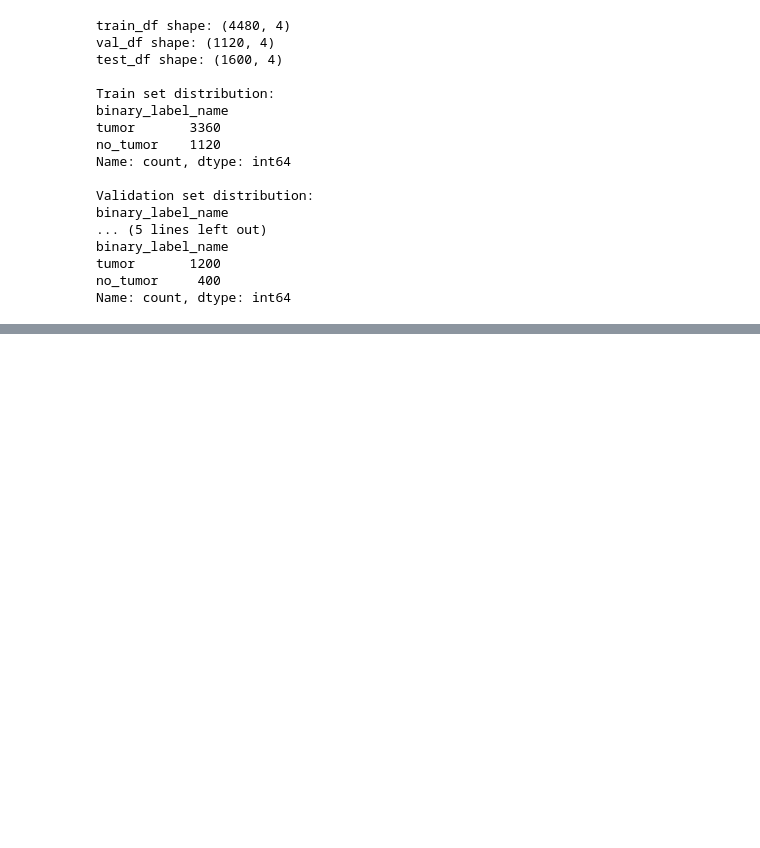
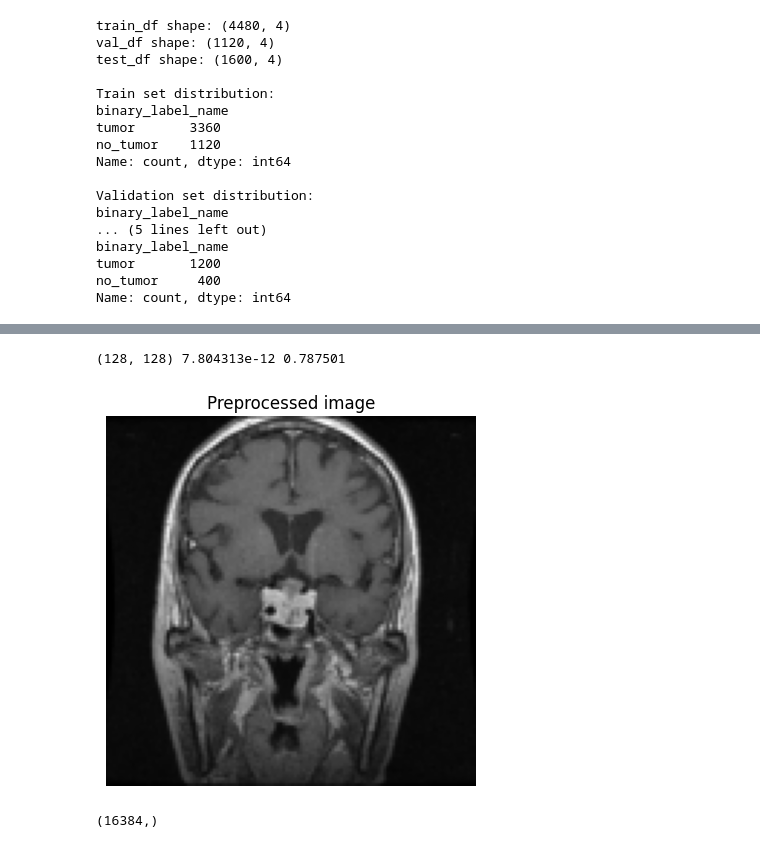
Before and after one commit to anielkayo/brain_tumor_ml, a Jupyter notebook: notebooks/01_eda_and_features.ipynb, the cells around one changed output, grey strips where cells are left out. Cells and saved outputs as stored; diff of their text form; code cells hidden in the pictures; blank space fills up the shorter version.

```diff
--- a/notebooks/01_eda_and_features.ipynb
+++ b/notebooks/01_eda_and_features.ipynb
@@ -156,0 +218,49 @@ Name: count, dtype: int64
+# %%
+#funkcja do ładowania i przetwarzania obrazu, która wczytuje obraz z podanej ścieżki, konwertuje go na skalę szarości (jeśli jest kolorowy),
+#zmienia jego rozmiar na 128x128 i zwraca jako tablicę numpy z wartościami typu float32 w zakresie [0, 1]
+IMAGE_SIZE = (128, 128)
+
+def load_and_preprocess_image(path: str, image_size=IMAGE_SIZE) -> np.ndarray:
+    """Load image, convert to grayscale, resize and return float array."""
+    image = imread(path)
+
+    # tutaj sprawdzamy czy obraz jest kolorowy (3 wymiary - wysokosc, szerokosc, liczba kanałów),
+    # jeśli tak to konwertujemy go na skale szarości
+    if image.ndim == 3:  #sprawdzamy czy obraz jest kolorowy (3 wymiary - wysokosc, szerokosc, liczba kanałów) #ndim zwraca liczbę wymiarów
+        if image.shape[-1] == 4: #sprawdzamy czy obraz ma 4 kanały (np. RGBA), jeśli tak to bierzemy tylko pierwsze 3 kanały (RGB), bo alpha nie jest nam potrzebna
+            image = image[..., :3] #bierzemy tylko pierwsze 3 kanały (RGB), bo alpha nie jest nam potrzebna
+        image = rgb2gray(image)  #rgb2gray - ta funkcja konwertuje obraz RGB na skale szarości
+
+
+
+
+    image_resized = resize( #zwraca nam obraz jako tablicę numpy z wartościami w zakresie [0, 1], bo resize z preserve_range=False normalizuje wartości do tego zakresu
+        image,
+        image_size,
+        anti_aliasing=True,
+        preserve_range=False,
+    )
+    return image_resized.astype(np.float32) #zwracamy obraz jako tablicę numpy z wartościami typu float32
+
+example_path = train_df.iloc[0]["image_path"] #iloc[0] - bierzemy pierwszy wiersz z train_df, ["image_path"] - bierzemy wartość z kolumny "image_path", czyli ścieżkę do obrazu #iloc - to jest metoda DataFrame, która pozwala nam wybrać wiersz po indeksie
+example_image = load_and_preprocess_image(example_path) #ładujemy i przetwarzamy obraz z tej ścieżki, dzięki temu dostajemy przetworzony obraz jako tablicę numpy
+print(example_image.shape, example_image.min(), example_image.max()) #sprawdzamy kształt obrazu i zakres wartości, powinien być (128, 128) i wartości w zakresie [0, 1]
+
+plt.imshow(example_image, cmap="gray")
+plt.title("Preprocessed image")
+plt.axis("off")
+plt.show()
+# %% [output]
+(128, 128) 7.804313e-12 0.787501
+[figure, added]
+# %%
+#wyciągamy surowe piksele z obrazu, czyli spłaszczzamy obraz do jednowymiarowej tablicy,
+#  która będzie zawierać wartości pikseli, dzięki temu będziemy mogli użyć tych wartości jako cech do trenowania modelu
+def extract_raw_pixels(path: str) -> np.ndarray:
+    image = load_and_preprocess_image(path)
+    return image.ravel() #ravel() - spłaszcza tablicę do jednowymiarowej, czyli z (128, 128) robi (16384,), gdzie 16384 to liczba pikseli w obrazie 128x128
+
+raw_features = extract_raw_pixels(example_path)
+print(raw_features.shape)
+# %% [output]
+(16384,)
```
Also changed, not shown: parts of 9 cells of this notebook.
